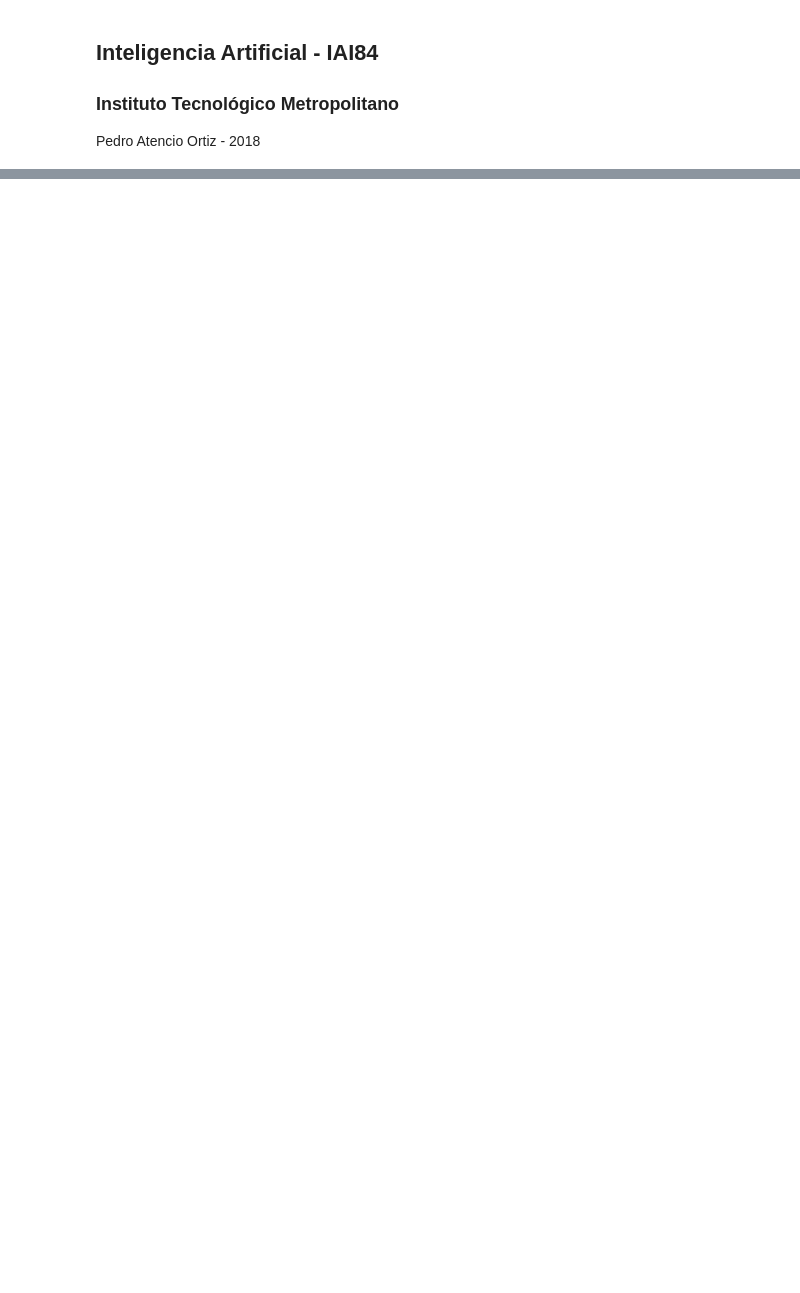
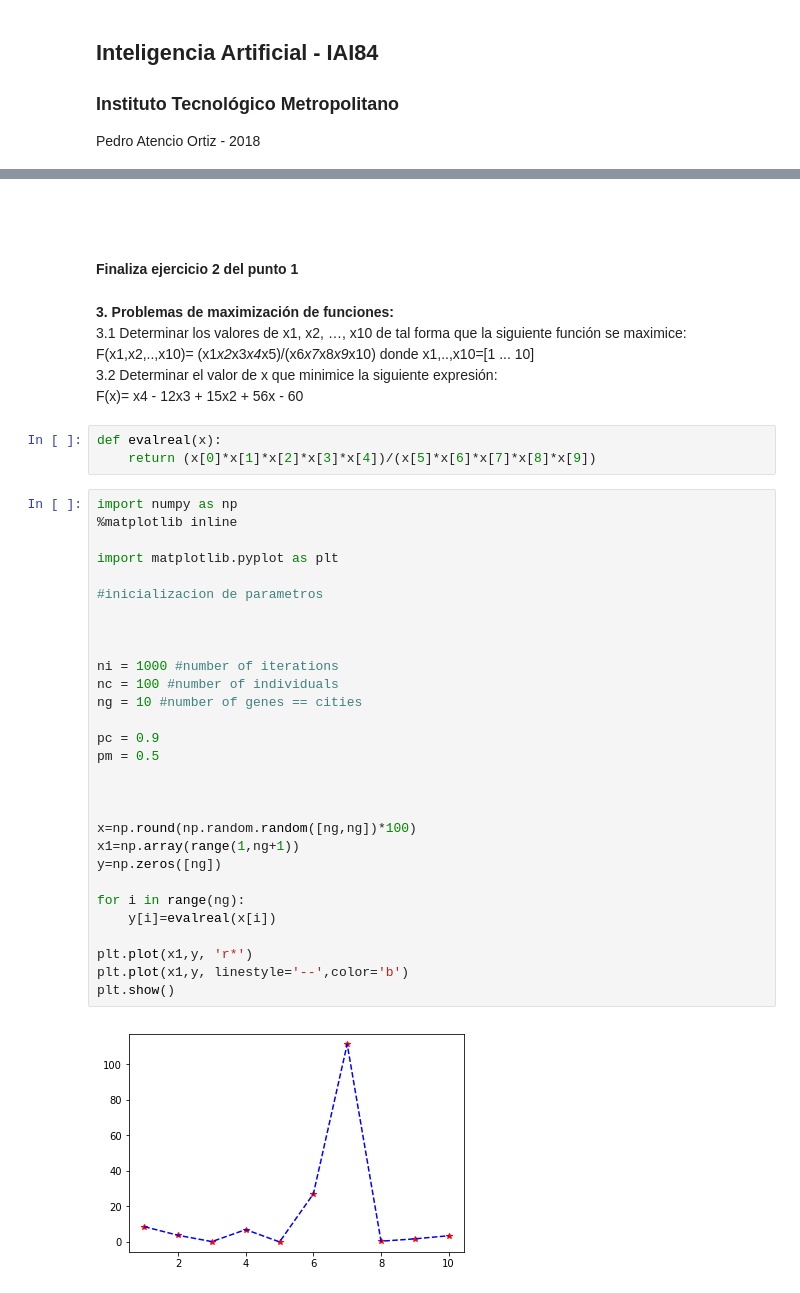
Before and after one commit to Nelsonog/Taller-2-IA, a Jupyter notebook: Punto1.ipynb, the cells around one changed output, grey strips where cells are left out. Drawn from its saved outputs; the diff is of its cells as text; blank space fills up the shorter version.

Commit message:
Finalizacion

```diff
--- a/Punto1.ipynb
+++ b/Punto1.ipynb
@@ -319,0 +459,49 @@ plt.show()
+# %% [markdown]
+<br>
+<br>
+<br>
+<p><strong>Finaliza ejercicio 2 del punto 1</strong></p>
+# %% [markdown]
+<strong>3. Problemas de maximización de funciones:</strong>
+<br>
+3.1 Determinar los valores de x1, x2, …, x10 de tal forma que la siguiente función se maximice:
+<br>
+F(x1,x2,..,x10)= (x1*x2*x3*x4*x5)/(x6*x7*x8*x9*x10) donde x1,..,x10=[1 ... 10]
+<br>
+3.2 Determinar el valor de x que minimice la siguiente expresión:
+<br>
+F(x)= x4 - 12x3 + 15x2 + 56x - 60
+# %%
+def evalreal(x):
+    return (x[0]*x[1]*x[2]*x[3]*x[4])/(x[5]*x[6]*x[7]*x[8]*x[9])
+# %%
+import numpy as np
+%matplotlib inline
+
+import matplotlib.pyplot as plt
+
+#inicializacion de parametros
+
+
+
+ni = 1000 #number of iterations
+nc = 100 #number of individuals
+ng = 10 #number of genes == cities
+
+pc = 0.9
+pm = 0.5
+
+
+
+x=np.round(np.random.random([ng,ng])*100)
+x1=np.array(range(1,ng+1))
+y=np.zeros([ng])
+
+for i in range(ng):
+    y[i]=evalreal(x[i])
+
+plt.plot(x1,y, 'r*')
+plt.plot(x1,y, linestyle='--',color='b')
+plt.show()
+# %% [output]
+[figure, added]
```
Also changed, not shown: parts of 43 cells of this notebook, 17 other files.
